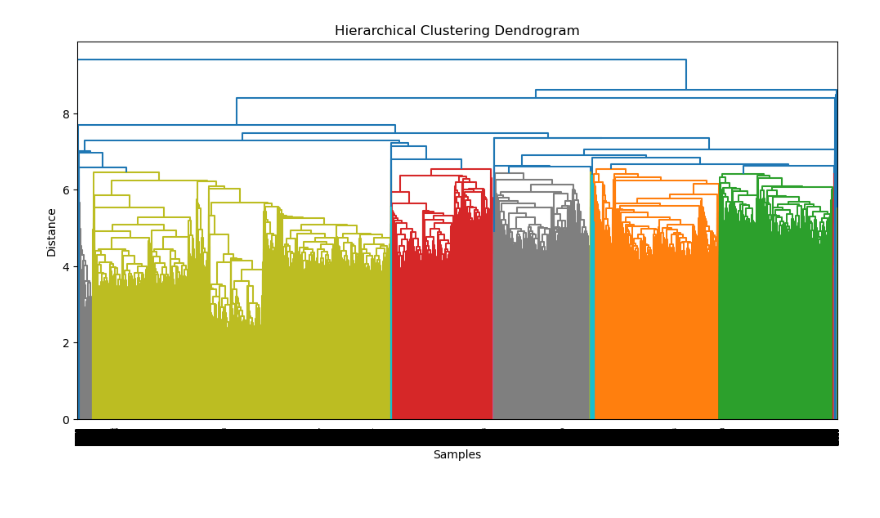
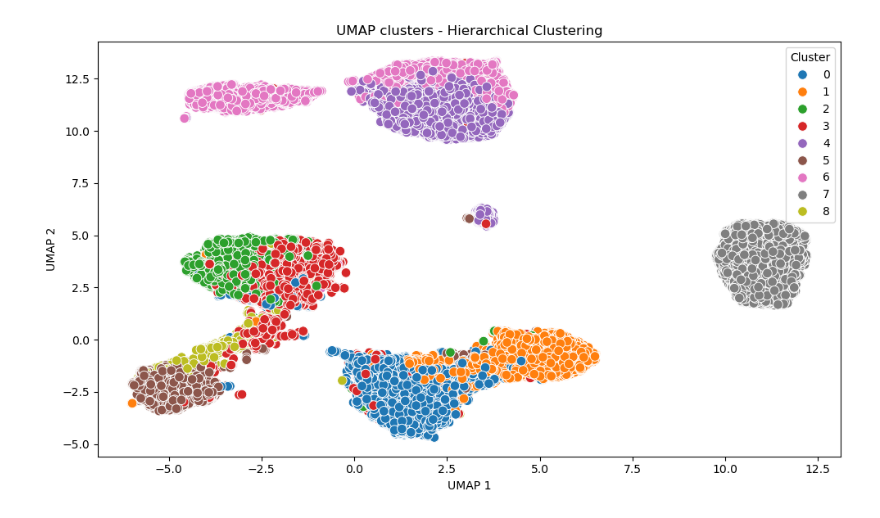
Before and after one commit to Constmsa/ml2.project, a Jupyter notebook: hierarchical_and_kmeans.ipynb, the cells around one changed output. Cells and saved outputs as stored; diff of their text form; code cells hidden in the pictures.

Commit message:
com umap e dendogram de kmeans e hierarchical

```diff
--- a/hierarchical_and_kmeans.ipynb
+++ b/hierarchical_and_kmeans.ipynb
@@ -30,5 +69,41 @@ Aqui está feito com average e cosine
+# %%
+def hierarchical_clustering(path, n_clusters= 10, linkage= 'ward') :
+
+    data = preprocess(path)
+    data= data[['lifetime_spend_groceries', 'lifetime_spend_electronics',
+        'typical_hour', 'lifetime_spend_vegetables',
+        'lifetime_spend_nonalcohol_drinks', 'lifetime_spend_alcohol_drinks',
+        'lifetime_spend_meat', 'lifetime_spend_fish', 'lifetime_spend_hygiene',
+        'lifetime_spend_videogames', 'lifetime_spend_petfood',
+        'lifetime_total_distinct_products']]
+
+    model = AgglomerativeClustering(n_clusters=n_clusters, linkage=linkage)
+    cluster_labels = model.fit_predict(data)
+
+    # Add the cluster column to the DataFrame
+    data_with_clusters = data.copy()
+    data_with_clusters['hierarchical_cluster'] = cluster_labels
+
+    return data_with_clusters
+# %%
+def umap_hierarchical(df, n_neighbors=5, min_dist=0.01):
+
+    # Select only numeric columns (exclude'cluster' since it is our 'target')
+    features = df.select_dtypes(include='number').drop(columns=['hierarchical_cluster'], errors='ignore')
+    features_scaled = features.values
+
+    reduce = umap.UMAP(n_neighbors=n_neighbors, min_dist=min_dist, random_state=42)
+    embedding = reduce.fit_transform(features_scaled)
+
+    plt.figure(figsize=(10, 6))
+    sns.scatterplot(x=embedding[:, 0], y=embedding[:, 1], hue=df['hierarchical_cluster'], palette='tab10', s=70)
+    plt.title("UMAP clusters - Hierarchical Clustering")
+    plt.xlabel("UMAP 1")
+    plt.ylabel("UMAP 2")
+    plt.legend(title="Cluster")
+    plt.tight_layout()
+    plt.show()
 # %%
-
-data_clustered_1 = hierarchical_clustering('customer_info.csv')
+umap_hierarchical(hierarchical_clustering('customer_info.csv', n_clusters=9, linkage='ward'))
 # %% [output]
-[figure, old version]
+[figure, new version]
```
Also changed, not shown: parts of 18 cells of this notebook.
